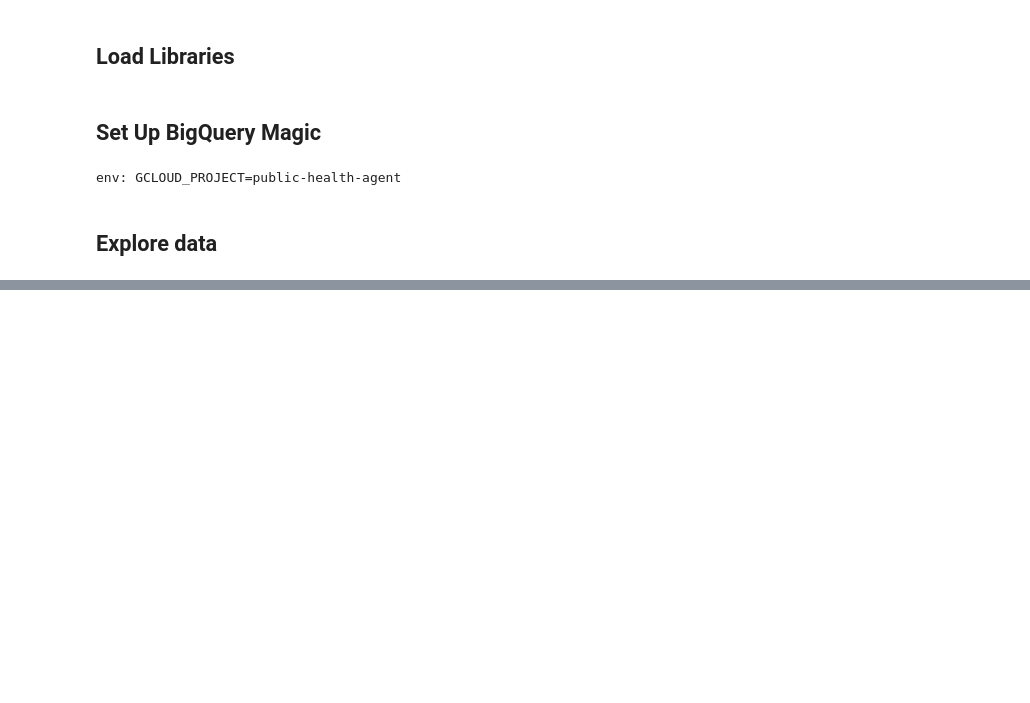
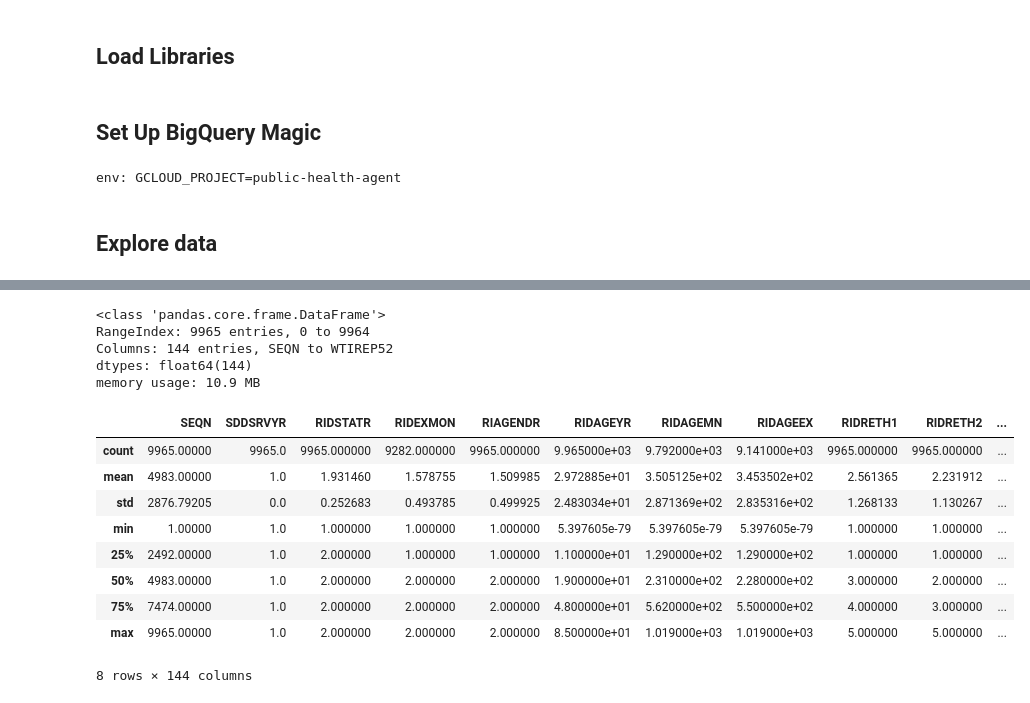
Before and after one commit to Sjnjerak/GCP-Public-Health-Data-Agent, a Jupyter notebook: 1_Exploring_CDC_NHANES_in_colab/Public_Health_Agent_Notebook.ipynb, the cells around one changed output, grey strips where cells are left out. Saved outputs shown, nothing was run; the diff lists cells and outputs as text; code cells hidden in the pictures; blank space fills up the shorter version.

```diff
--- a/1_Exploring_CDC_NHANES_in_colab/Public_Health_Agent_Notebook.ipynb
+++ b/1_Exploring_CDC_NHANES_in_colab/Public_Health_Agent_Notebook.ipynb
@@ -48,0 +49,21 @@ LIMIT 10;
+# %%
+demo_1999_2000.info()
+# %% [output]
+<class 'pandas.core.frame.DataFrame'>
+RangeIndex: 9965 entries, 0 to 9964
+Columns: 144 entries, SEQN to WTIREP52
+dtypes: float64(144)
+memory usage: 10.9 MB
+# %%
+demo_1999_2000.describe()
+# %% [output]
+|  | SEQN | SDDSRVYR | RIDSTATR | RIDEXMON | RIAGENDR | RIDAGEYR | RIDAGEMN | RIDAGEEX | RIDRETH1 | RIDRETH2 | ... |
+| count | 9965.00000 | 9965.0 | 9965.000000 | 9282.000000 | 9965.000000 | 9.965000e+03 | 9.792000e+03 | 9.141000e+03 | 9965.000000 | 9965.000000 | ... |
+| mean | 4983.00000 | 1.0 | 1.931460 | 1.578755 | 1.509985 | 2.972885e+01 | 3.505125e+02 | 3.453502e+02 | 2.561365 | 2.231912 | ... |
+| std | 2876.79205 | 0.0 | 0.252683 | 0.493785 | 0.499925 | 2.483034e+01 | 2.871369e+02 | 2.835316e+02 | 1.268133 | 1.130267 | ... |
+| min | 1.00000 | 1.0 | 1.000000 | 1.000000 | 1.000000 | 5.397605e-79 | 5.397605e-79 | 5.397605e-79 | 1.000000 | 1.000000 | ... |
+| 25% | 2492.00000 | 1.0 | 2.000000 | 1.000000 | 1.000000 | 1.100000e+01 | 1.290000e+02 | 1.290000e+02 | 1.000000 | 1.000000 | ... |
+| 50% | 4983.00000 | 1.0 | 2.000000 | 2.000000 | 2.000000 | 1.900000e+01 | 2.310000e+02 | 2.280000e+02 | 3.000000 | 2.000000 | ... |
+| 75% | 7474.00000 | 1.0 | 2.000000 | 2.000000 | 2.000000 | 4.800000e+01 | 5.620000e+02 | 5.500000e+02 | 4.000000 | 3.000000 | ... |
+| max | 9965.00000 | 1.0 | 2.000000 | 2.000000 | 2.000000 | 8.500000e+01 | 1.019000e+03 | 1.019000e+03 | 5.000000 | 5.000000 | ... |
+8 rows × 144 columns
```
Also changed, not shown: parts of 10 cells of this notebook, 47 other files.
